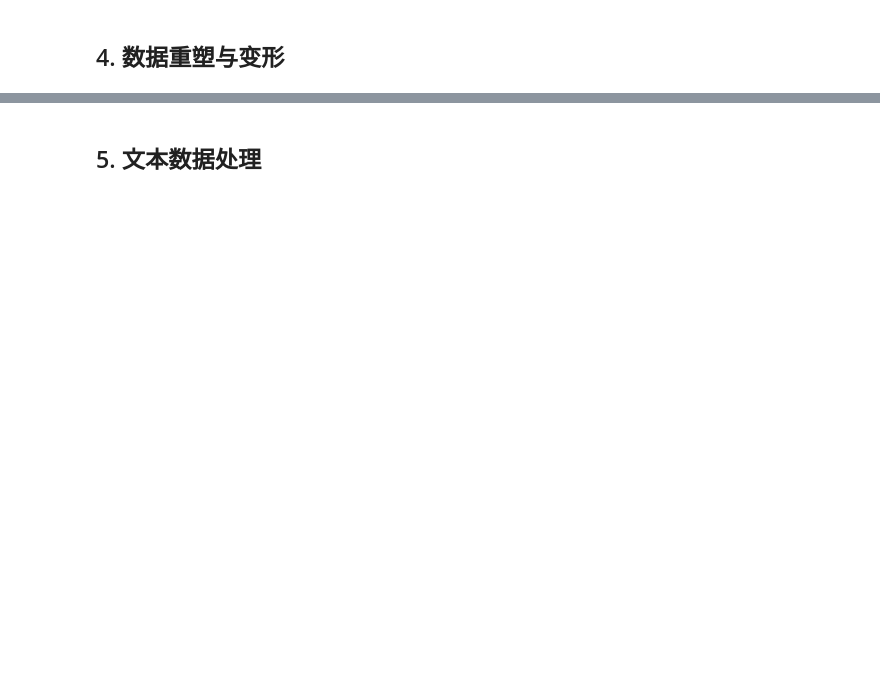
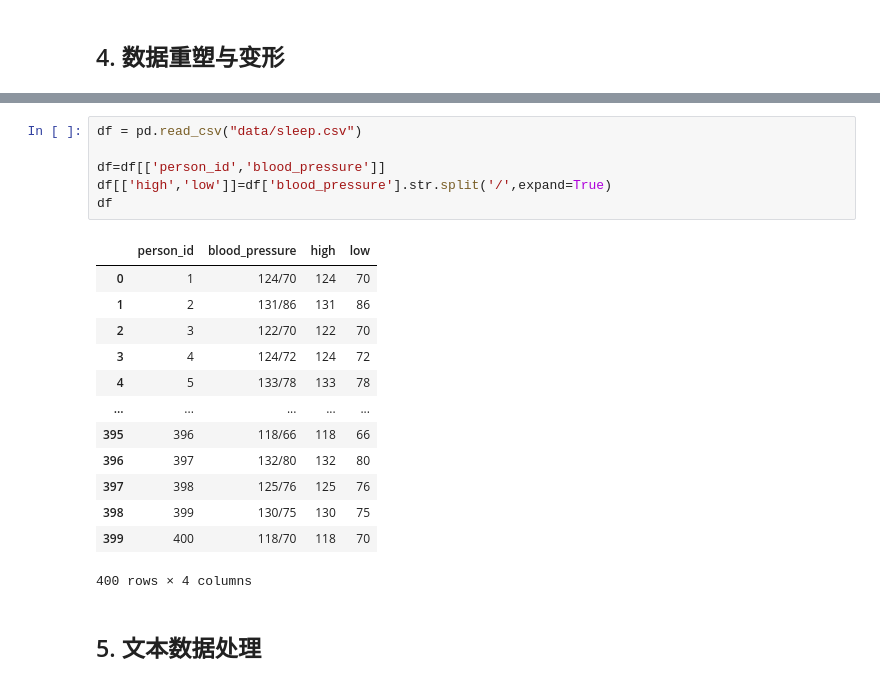
Before and after one commit to Hinatatoo/numpy-pandas-matplotlib-learning, a Jupyter notebook: 4.数据分析.ipynb, the cells around one changed output, grey strips where cells are left out. Saved outputs shown, nothing was run; the diff lists cells and outputs as text; blank space fills up the shorter version.

```diff
--- a/4.数据分析.ipynb
+++ b/4.数据分析.ipynb
@@ -207,2 +548,22 @@ print(df.fillna({"temp_max":60,"temp_min":-60}).tail())     # 使用字典来填
+# %%
+df = pd.read_csv("data/sleep.csv")
+
+df=df[['person_id','blood_pressure']]
+df[['high','low']]=df['blood_pressure'].str.split('/',expand=True)
+df
+# %% [output]
+|  | person_id | blood_pressure | high | low |
+| 0 | 1 | 124/70 | 124 | 70 |
+| 1 | 2 | 131/86 | 131 | 86 |
+| 2 | 3 | 122/70 | 122 | 70 |
+| 3 | 4 | 124/72 | 124 | 72 |
+| 4 | 5 | 133/78 | 133 | 78 |
+| ... | ... | ... | ... | ... |
+| 395 | 396 | 118/66 | 118 | 66 |
+| 396 | 397 | 132/80 | 132 | 80 |
+| 397 | 398 | 125/76 | 125 | 76 |
+| 398 | 399 | 130/75 | 130 | 75 |
+| 399 | 400 | 118/70 | 118 | 70 |
+400 rows × 4 columns
 # %% [markdown]
 ## 5. 文本数据处理
```
Also changed, not shown: parts of 38 cells of this notebook.
